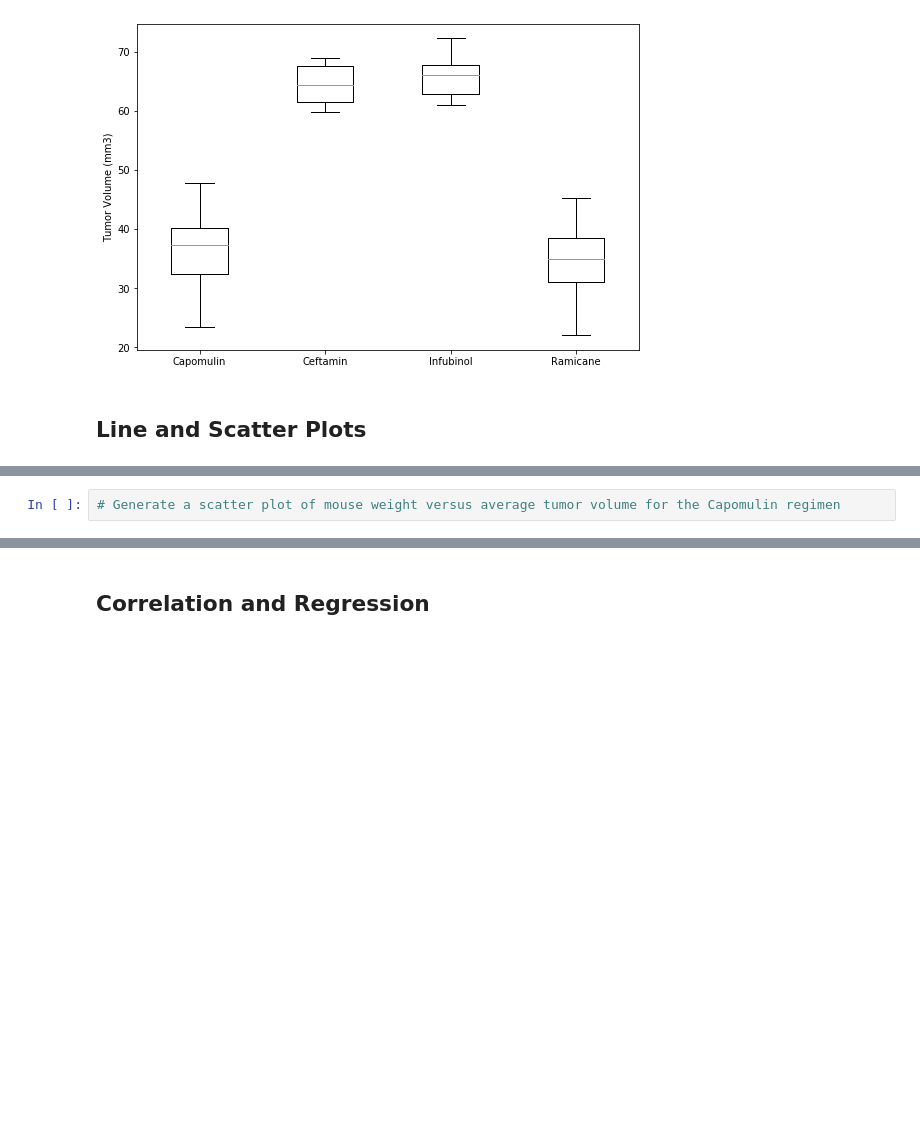
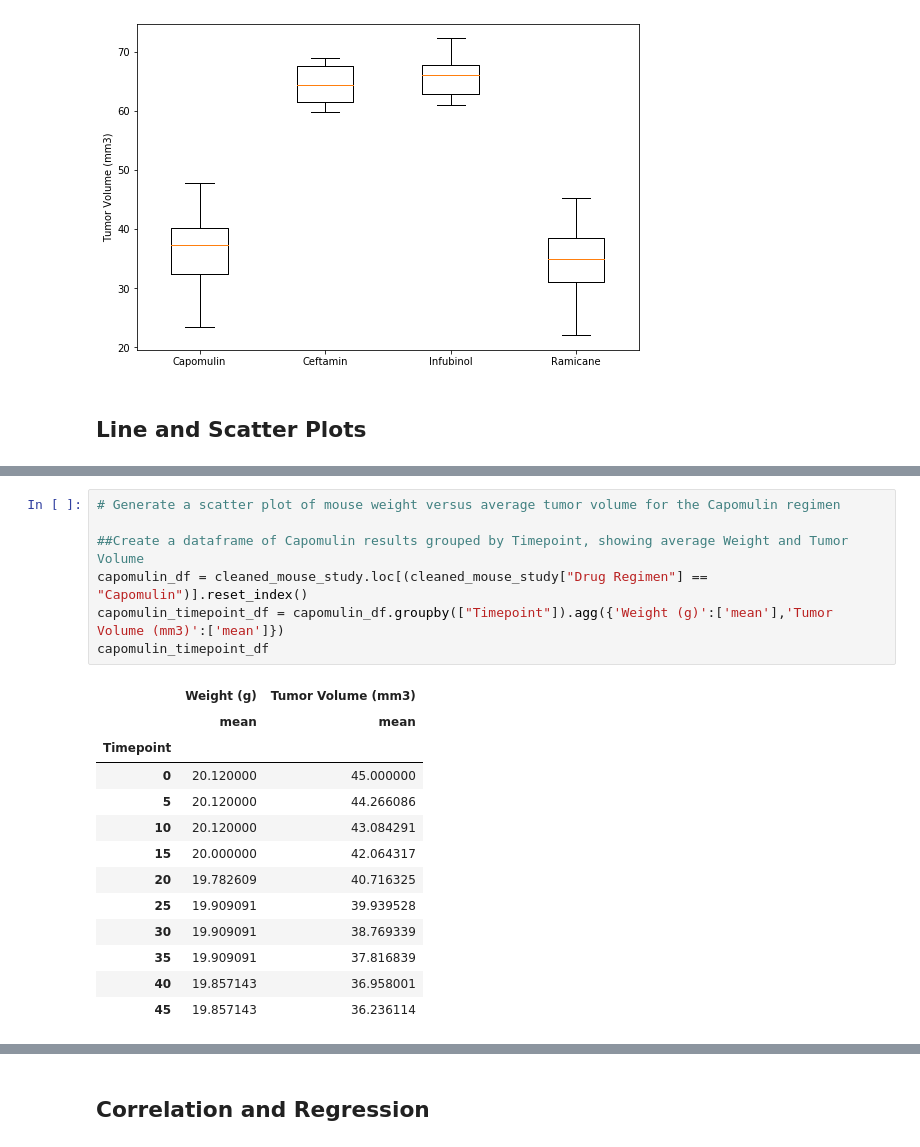
Before and after one commit to frangipani99/Pymaceuticals, a Jupyter notebook: pymaceuticals_starter.ipynb, the cells around one changed output, grey strips where cells are left out. Cells and saved outputs as stored; diff of their text form; blank space fills up the shorter version.

```diff
--- a/pymaceuticals_starter.ipynb
+++ b/pymaceuticals_starter.ipynb
@@ -343,3 +343,22 @@ plt.show()
 [figure]
 # %%
 # Generate a scatter plot of mouse weight versus average tumor volume for the Capomulin regimen
+
+##Create a dataframe of Capomulin results grouped by Timepoint, showing average Weight and Tumor Volume
+capomulin_df = cleaned_mouse_study.loc[(cleaned_mouse_study["Drug Regimen"] == "Capomulin")].reset_index()
+capomulin_timepoint_df = capomulin_df.groupby(["Timepoint"]).agg({'Weight (g)':['mean'],'Tumor Volume (mm3)':['mean']})
+capomulin_timepoint_df
+# %% [output]
+|  | Weight (g) | Tumor Volume (mm3) |
+|  | mean | mean |
+| Timepoint |  |  |
+| 0 | 20.120000 | 45.000000 |
+| 5 | 20.120000 | 44.266086 |
+| 10 | 20.120000 | 43.084291 |
+| 15 | 20.000000 | 42.064317 |
+| 20 | 19.782609 | 40.716325 |
+| 25 | 19.909091 | 39.939528 |
+| 30 | 19.909091 | 38.769339 |
+| 35 | 19.909091 | 37.816839 |
+| 40 | 19.857143 | 36.958001 |
+| 45 | 19.857143 | 36.236114 |
```
Also changed, not shown: parts of 4 cells of this notebook.
